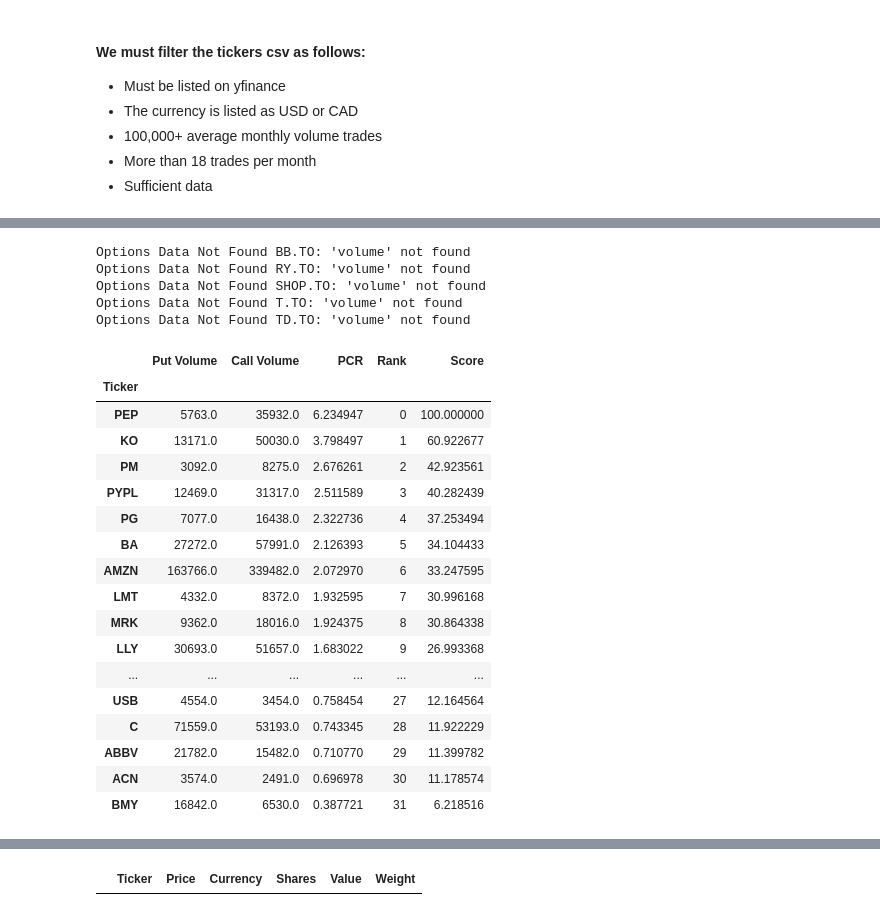
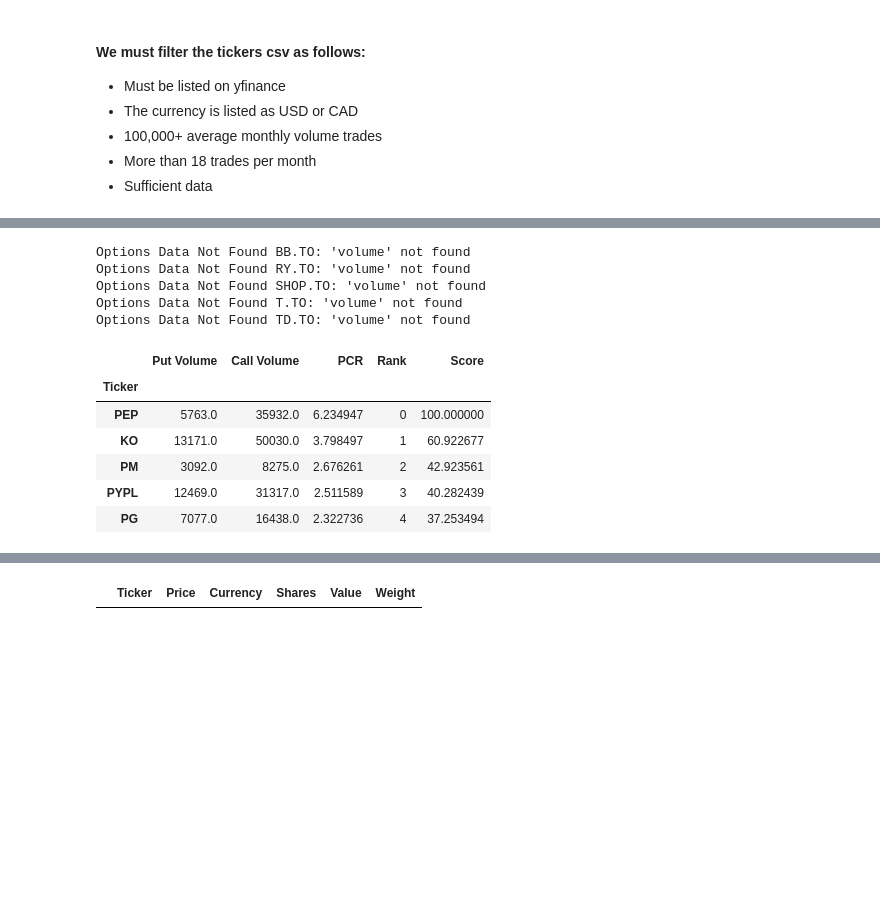
Before and after one commit to akramj13/CFM101-Project, a Jupyter notebook: Team 11 Assignment Jester.ipynb, the cells around one changed output, grey strips where cells are left out. Drawn from its saved outputs; the diff is of its cells as text; code cells hidden in the pictures; blank space fills up the shorter version.

Commit message:
updated date and score functions

```diff
--- a/Team 11 Assignment Jester.ipynb
+++ b/Team 11 Assignment Jester.ipynb
@@ -55,6 +56,27 @@ def get_tickers():
     tickers = pd.read_csv('Tickers.csv')
     ticker_lst = [tickers.columns[0]] + (list(tickers[tickers.columns[0]]))
     return ticker_lst
+# %%
+# Get the current date
+current_date = datetime.now()
+
+# Calculate start_date: 2 years and 1 month before the current date
+start_year = current_date.year - 2
+start_month = current_date.month - 1
+if start_month == 0:  # Handle crossing the year boundary
+    start_month = 12
+    start_year -= 1
+
+start_date = f"{start_year:04d}-{start_month:02d}-{current_date.day:02d}"
+
+# Calculate end_date: 1 month before the current date
+end_year = current_date.year
+end_month = current_date.month - 1
+if end_month == 0:  # Handle crossing the year boundary
+    end_month = 12
+    end_year -= 1
+
+end_date = f"{end_year:04d}-{end_month:02d}-{current_date.day:02d}"
 # %%
 # Important Constants:
 amount = 1_000_000 # Initial investment amount of $1,000,000
@@ -63,7 +85,6 @@ group = 11
 # Define constants
 min_avg_volume = 100000
 min_trading_days = 18
-start_date, end_date = '2022-09-30', '2024-09-30'
 min_stocks, max_stocks = 12, 24
 
 # Reading in CSV file:
@@ -258,42 +257,31 @@ ret
 # %%
 # Load the PCR values for each of the valid stocks into a variable
 options_data = PCR_calc(ticker_lst)
 options_data = options_data.sort_values(by='PCR', ascending=False)
 options_data['Rank'] = [i for i in range(len(options_data))]
 highest_pcr = options_data['PCR'].iloc[0]
 options_data['Score'] = (options_data['PCR'] / highest_pcr) * 100
 options_data.set_index('Ticker', inplace=True)
 
 
 # Display the table of rankings based off PCR.
 # The rankings are based off the stocks with the greatest sentiment for if they will go up or not
 # The tickers at the top of the list have a high call rate (meaning the price will go up)
 pcr = options_data
-pcr
+pcr.head()
 # %% [output]
 Options Data Not Found BB.TO: 'volume' not found
 Options Data Not Found RY.TO: 'volume' not found
 Options Data Not Found SHOP.TO: 'volume' not found
 Options Data Not Found T.TO: 'volume' not found
 Options Data Not Found TD.TO: 'volume' not found
 |  | Put Volume | Call Volume | PCR | Rank | Score |
 | Ticker |  |  |  |  |  |
 | PEP | 5763.0 | 35932.0 | 6.234947 | 0 | 100.000000 |
 | KO | 13171.0 | 50030.0 | 3.798497 | 1 | 60.922677 |
 | PM | 3092.0 | 8275.0 | 2.676261 | 2 | 42.923561 |
 | PYPL | 12469.0 | 31317.0 | 2.511589 | 3 | 40.282439 |
 | PG | 7077.0 | 16438.0 | 2.322736 | 4 | 37.253494 |
-| BA | 27272.0 | 57991.0 | 2.126393 | 5 | 34.104433 |
-| AMZN | 163766.0 | 339482.0 | 2.072970 | 6 | 33.247595 |
-| LMT | 4332.0 | 8372.0 | 1.932595 | 7 | 30.996168 |
-| MRK | 9362.0 | 18016.0 | 1.924375 | 8 | 30.864338 |
-| LLY | 30693.0 | 51657.0 | 1.683022 | 9 | 26.993368 |
-| ... | ... | ... | ... | ... | ... |
-| USB | 4554.0 | 3454.0 | 0.758454 | 27 | 12.164564 |
-| C | 71559.0 | 53193.0 | 0.743345 | 28 | 11.922229 |
-| ABBV | 21782.0 | 15482.0 | 0.710770 | 29 | 11.399782 |
-| ACN | 3574.0 | 2491.0 | 0.696978 | 30 | 11.178574 |
-| BMY | 16842.0 | 6530.0 | 0.387721 | 31 | 6.218516 |
 # %%
 def calculate_scoreboard(std, pcr, ret):
     """
```
Also changed, not shown: parts of 8 cells of this notebook.
